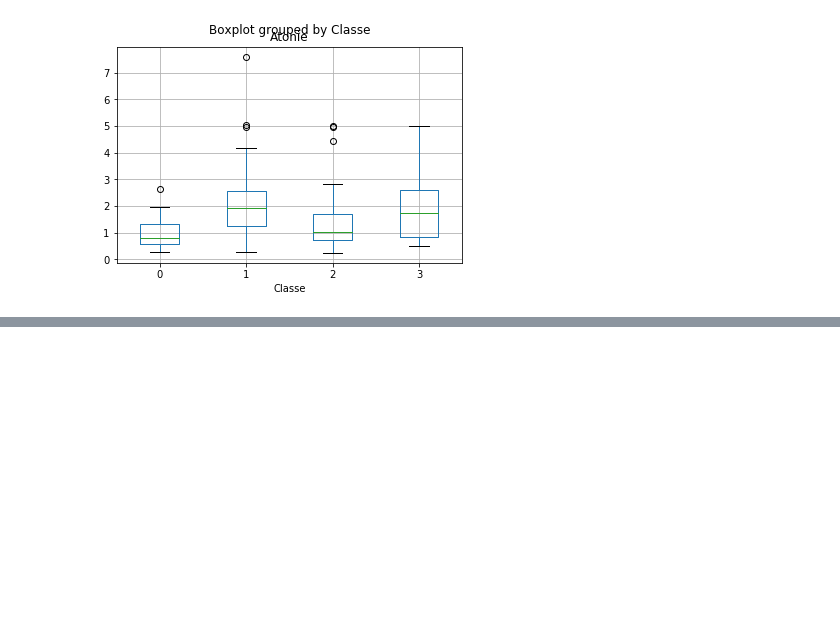
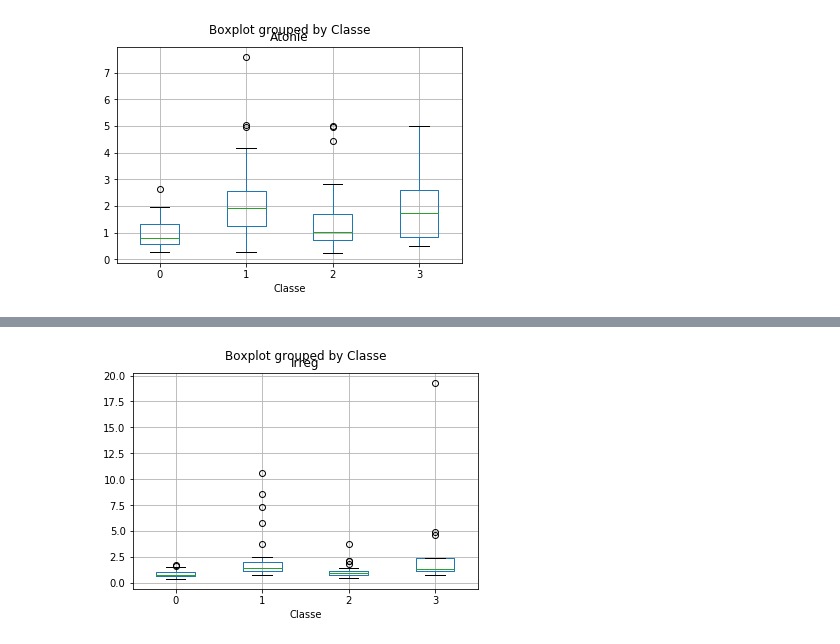
Before and after one commit to amandinebru/Projet_Parkinson, a Jupyter notebook: Stat_descriptives.ipynb, the cells around one changed output, grey strips where cells are left out. Cells and saved outputs as stored; diff of their text form; code cells hidden in the pictures; blank space fills up the shorter version.

```diff
--- a/Stat_descriptives.ipynb
+++ b/Stat_descriptives.ipynb
@@ -87,0 +93,5 @@ plt.show()
+# %%
+data.boxplot(column="Irreg",by="Classe")
+plt.show()
+# %% [output]
+[figure, added]
```
Also changed, not shown: parts of 2 cells of this notebook.
